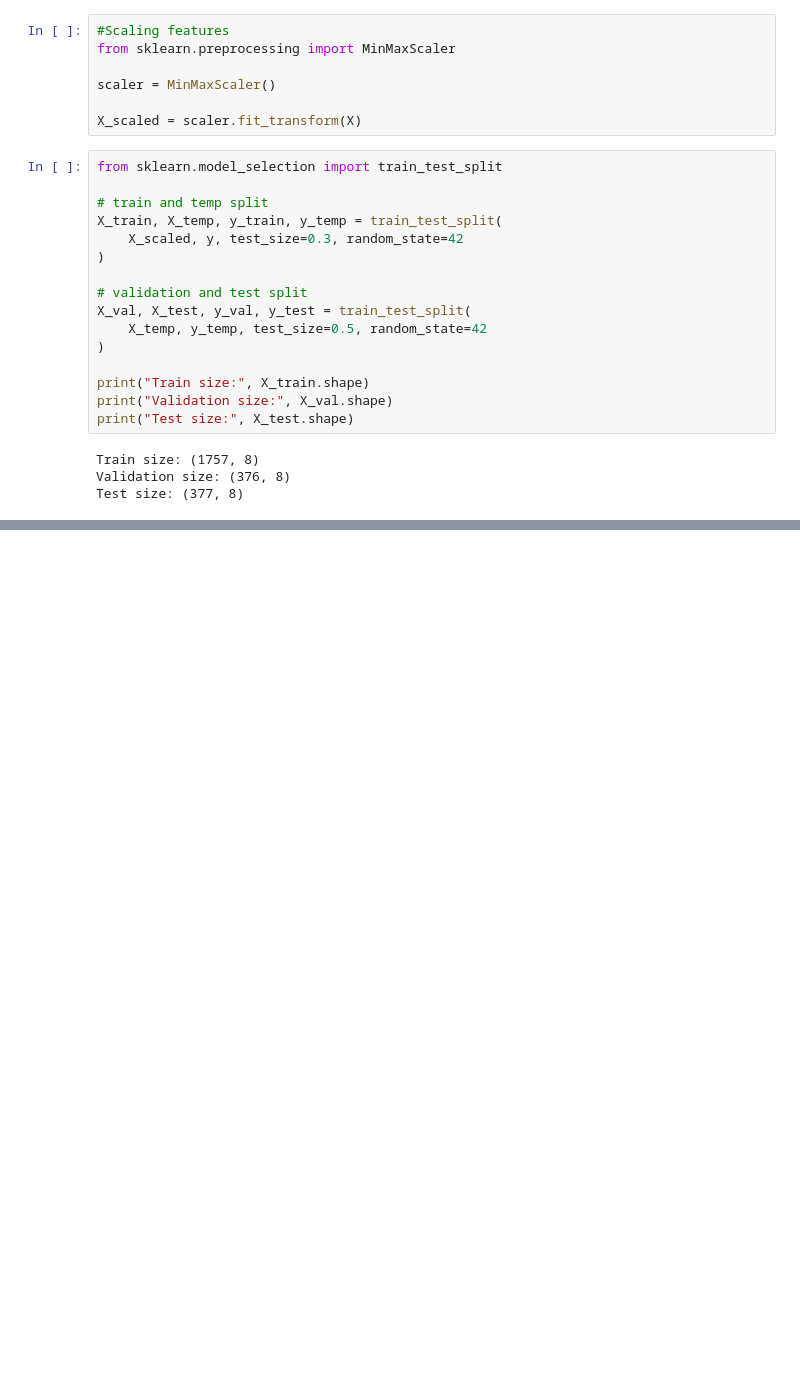
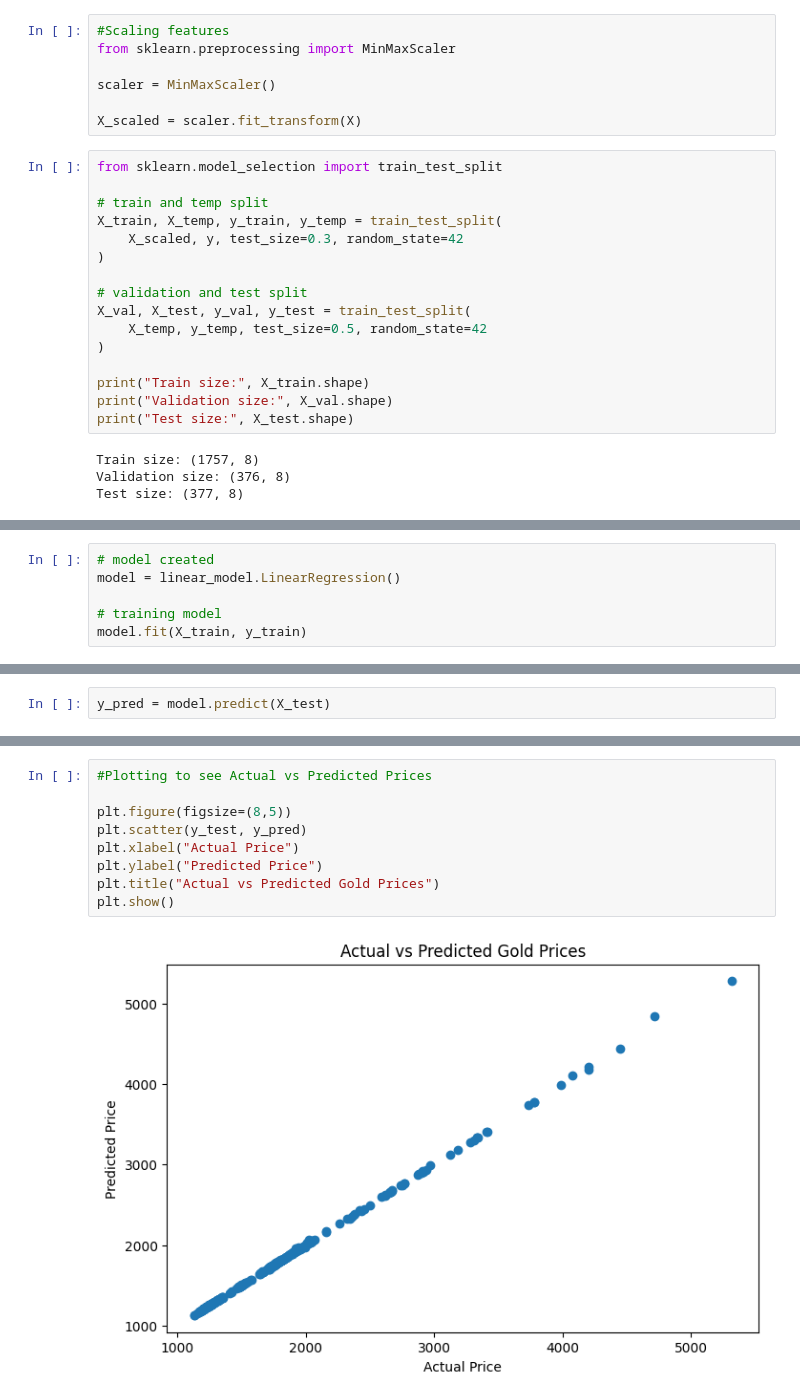
Before and after one commit to NainaKalra/gold-price-prediction, a Jupyter notebook: notebooks/gold_price_eda.ipynb, the cells around one changed output, grey strips where cells are left out. Saved outputs shown, nothing was run; the diff lists cells and outputs as text; blank space fills up the shorter version.

```diff
--- a/notebooks/gold_price_eda.ipynb
+++ b/notebooks/gold_price_eda.ipynb
@@ -210,0 +214,6 @@ Test size: (377, 8)
+# %%
+# model created
+model = linear_model.LinearRegression()
+
+# training model
+model.fit(X_train, y_train)
@@ -210,0 +222,2 @@ Test size: (377, 8)
+# %%
+y_pred = model.predict(X_test)
@@ -210,0 +239,11 @@ Test size: (377, 8)
+# %%
+#Plotting to see Actual vs Predicted Prices
+
+plt.figure(figsize=(8,5))
+plt.scatter(y_test, y_pred)
+plt.xlabel("Actual Price")
+plt.ylabel("Predicted Price")
+plt.title("Actual vs Predicted Gold Prices")
+plt.show()
+# %% [output]
+[figure, added]
```
Also changed, not shown: parts of 11 cells of this notebook.
